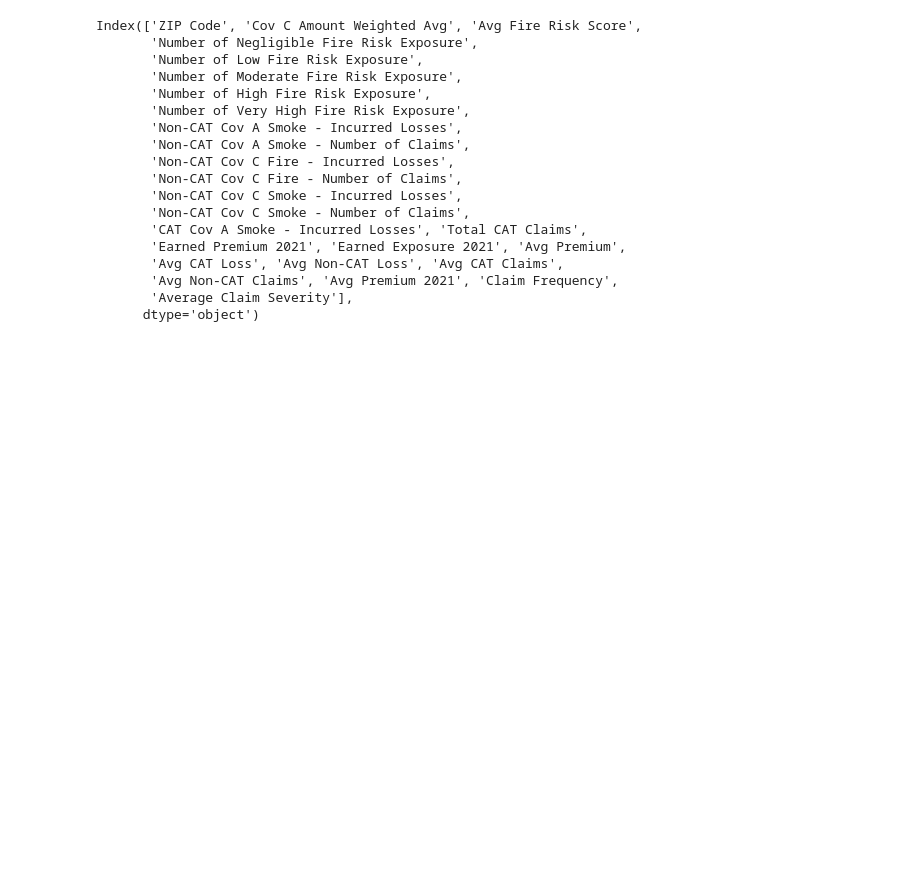
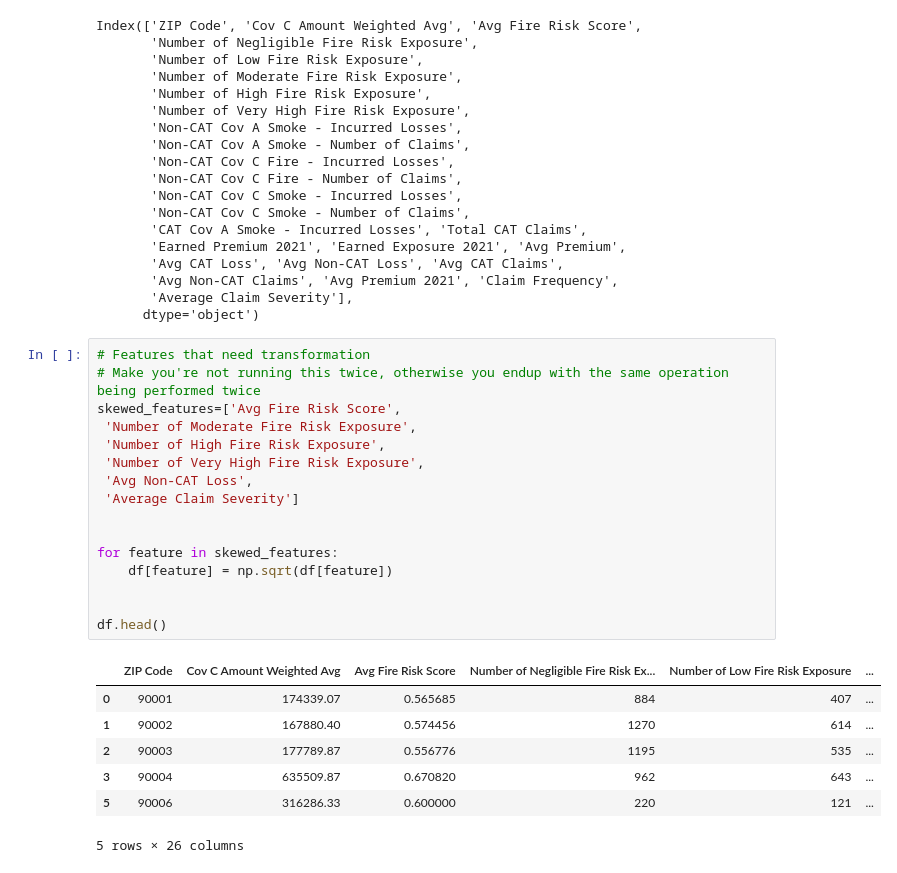
Before and after one commit to Shireenbanu/CaliforniaWildfireAnalysis, a Jupyter notebook: notebooks/feature_engineering.ipynb, the cells around one changed output. Cells and saved outputs as stored; diff of their text form; blank space fills up the shorter version.

```diff
--- a/notebooks/feature_engineering.ipynb
+++ b/notebooks/feature_engineering.ipynb
@@ -147,6 +142,30 @@ Index(['ZIP Code', 'Cov C Amount Weighted Avg', 'Avg Fire Risk Score',
        'Avg Non-CAT Claims', 'Avg Premium 2021', 'Claim Frequency',
        'Average Claim Severity'],
       dtype='object')
+# %%
+# Features that need transformation
+# Make you're not running this twice, otherwise you endup with the same operation being performed twice
+skewed_features=['Avg Fire Risk Score',
+ 'Number of Moderate Fire Risk Exposure',
+ 'Number of High Fire Risk Exposure',
+ 'Number of Very High Fire Risk Exposure',
+ 'Avg Non-CAT Loss',
+ 'Average Claim Severity']
+
+
+for feature in skewed_features:
+    df[feature] = np.sqrt(df[feature])
+
+
+df.head()
+# %% [output]
+|  | ZIP Code | Cov C Amount Weighted Avg | Avg Fire Risk Score | Number of Negligible Fire Risk Ex... | Number of Low Fire Risk Exposure | ... |
+| 0 | 90001 | 174339.07 | 0.565685 | 884 | 407 | ... |
+| 1 | 90002 | 167880.40 | 0.574456 | 1270 | 614 | ... |
+| 2 | 90003 | 177789.87 | 0.556776 | 1195 | 535 | ... |
+| 3 | 90004 | 635509.87 | 0.670820 | 962 | 643 | ... |
+| 5 | 90006 | 316286.33 | 0.600000 | 220 | 121 | ... |
+5 rows × 26 columns
 # %%
 import ppscore as pps
 import plotly.express as px
```
Also changed, not shown: parts of 6 cells of this notebook, 1 other file.
